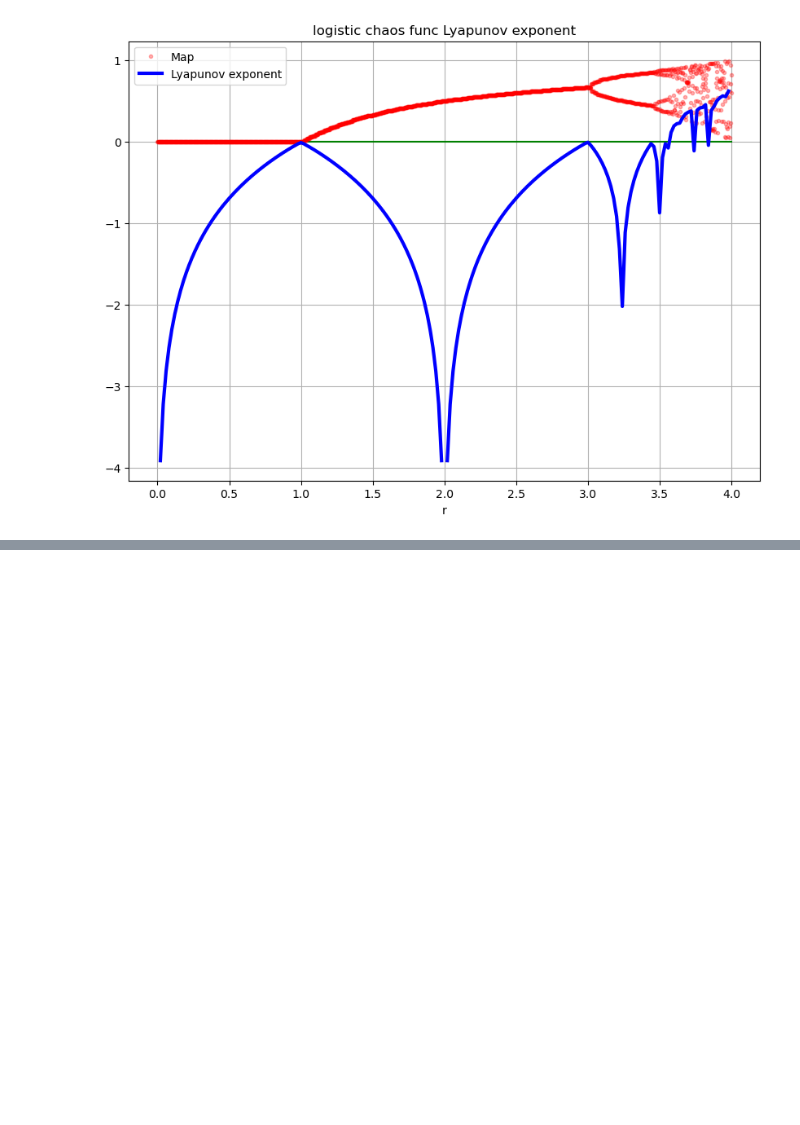
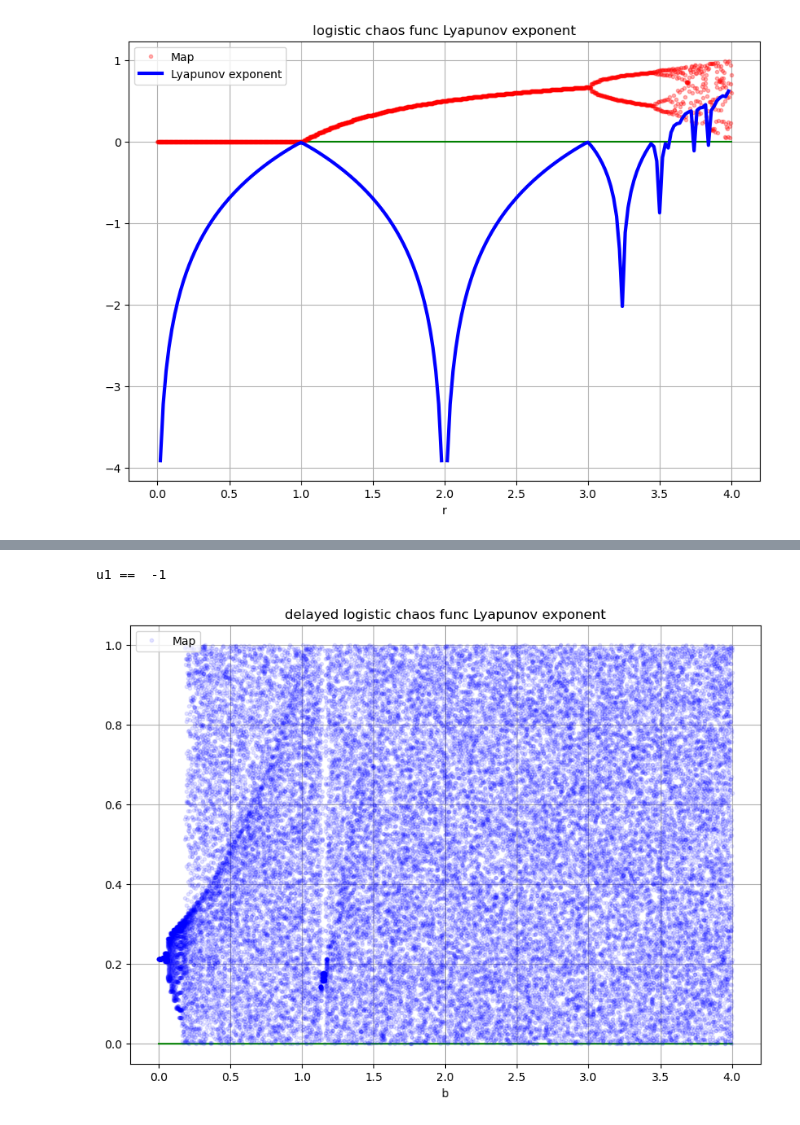
Before and after one commit to OarUyGnah/Image-Encryption-Chaos-Maps, a Jupyter notebook: 1.ipynb, the cells around one changed output, grey strips where cells are left out. Drawn from its saved outputs; the diff is of its cells as text; code cells hidden in the pictures; blank space fills up the shorter version.

```diff
--- a/1.ipynb
+++ b/1.ipynb
@@ -226,0 +210,74 @@ theta_u ==  44.832599903453506
+# %%
+result = []
+lambdas = []
+maps = []
+epsilon = 0.6 # [0,1]
+theta = 3.9 # θ   wang2021使用 2.6 3.9计算
+u1 = -1
+print()
+
+u1_range = np.arange(3.57,4,0.00001)
+# ======================
+# 此处为通过θ和eplison 求u1
+for u in u1_range:
+    if u == 3.57:
+        continue
+    theta_u1 = pow(theta,u)
+    if abs(epsilon - (epsilon * (1 - epsilon) *  theta_u1) % 1) <= 0.00001:
+        u1 = u
+        break
+print('u1 == ',u1)
+# u = 3.7
+# [0,2) 间隔0.01
+uvalues = np.arange(0, 4, 0.02)
+# print(uvalues)
+
+theta_u = pow(theta,0)
+theta_ep = pow(theta,epsilon)
+lastx = 0
+times = 0
+for u in uvalues:
+    x = 0.4
+    x1 = x
+    x2 = u*0.5
+    theta_u = pow(theta,u)
+    # print('theta_u == ',theta_u)
+    df = x + theta_ep * lastx
+    result = []
+
+    for t in range(1000):
+        df = x2 + theta_ep * x1
+        x = np.mod(theta_u *df *(1 - df),1)
+        x1 = x2
+        x2 = x
+        result.append(np.log(abs(theta_u*(1-2*df))))
+
+    lambdas.append(np.mean(result))
+    # print("mean(result) == ",np.mean(result))
+    for t in range(200):
+        df = x2 + theta_ep * x1
+        x = np.mod(theta_u *df *(1 - df),1)
+        x1 = x2
+        x2 = x
+        maps.append(x)
+
+
+fig = plt.figure(figsize=(10,7))
+ax1 = fig.add_subplot(1,1,1)
+xticks = np.linspace(0,4,40000)
+zero = [0]*40000
+# 绿色横线
+ax1.plot(xticks,zero,'g-')
+# r. 表示红色点  b-表示蓝色线
+ax1.plot(xticks,maps,'b.',alpha=0.1,label='Map')
+ax1.set_xlabel('b')
+# ax1.plot(uvalues,lambdas,'b-',linewidth = 3,label = 'Lyapunov exponent')
+# ax1.set_xlabel('r')
+
+ax1.grid('on')
+ax1.legend(loc = 'best')
+ax1.set_title('delayed logistic chaos func Lyapunov exponent')
+plt.show()
+# %% [output]
+u1 ==  -1
+[figure, added]
```
Also changed, not shown: parts of 1 cell of this notebook.
